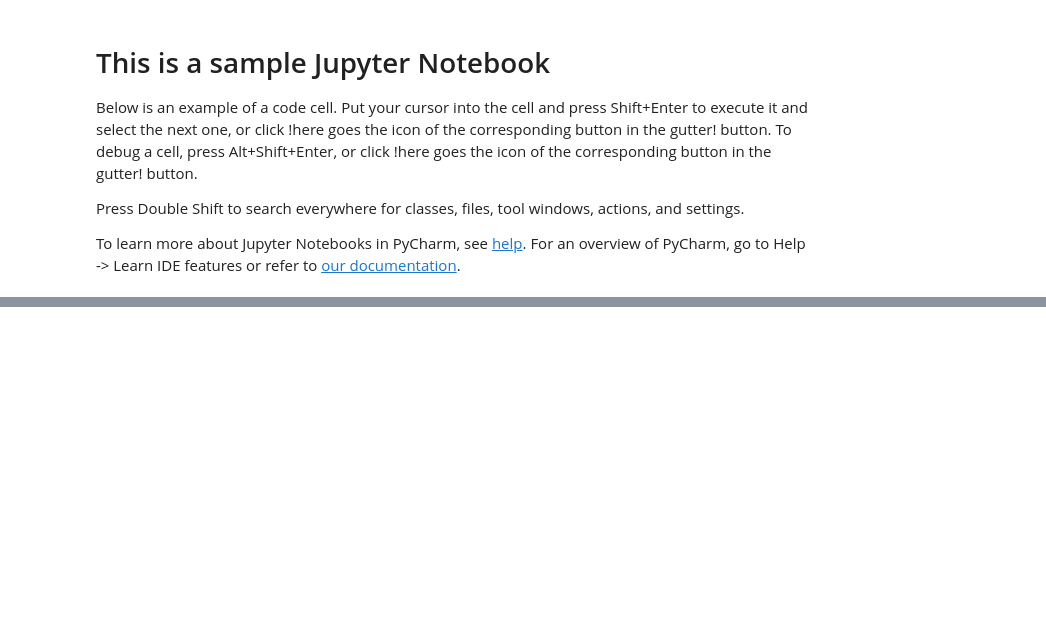
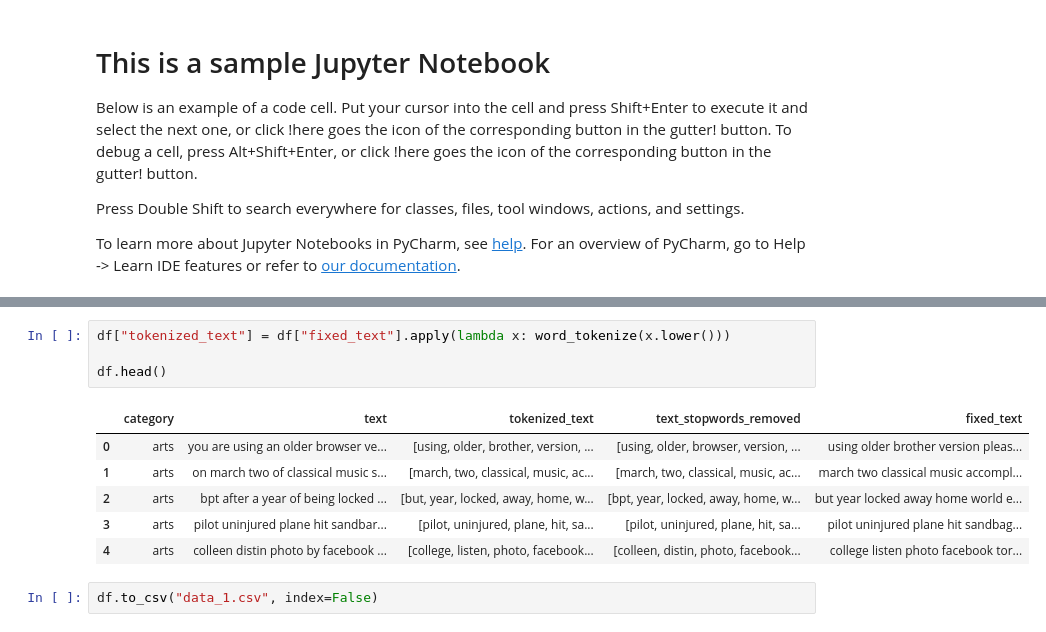
Before and after one commit to knurlybekov/nlptextcleaning, a Jupyter notebook: sample.ipynb, the cells around one changed output, grey strips where cells are left out. Drawn from its saved outputs; the diff is of its cells as text; blank space fills up the shorter version.

```diff
--- a/sample.ipynb
+++ b/sample.ipynb
@@ -128,0 +132,13 @@ df_clean
+# %%
+df["tokenized_text"] = df["fixed_text"].apply(lambda x: word_tokenize(x.lower()))
+
+df.head()
+# %% [output]
+|  | category | text | tokenized_text | text_stopwords_removed | fixed_text |
+| 0 | arts | you are using an older browser ve... | [using, older, brother, version, ... | [using, older, browser, version, ... | using older brother version pleas... |
+| 1 | arts | on march two of classical music s... | [march, two, classical, music, ac... | [march, two, classical, music, ac... | march two classical music accompl... |
+| 2 | arts | bpt after a year of being locked ... | [but, year, locked, away, home, w... | [bpt, year, locked, away, home, w... | but year locked away home world e... |
+| 3 | arts | pilot uninjured plane hit sandbar... | [pilot, uninjured, plane, hit, sa... | [pilot, uninjured, plane, hit, sa... | pilot uninjured plane hit sandbag... |
+| 4 | arts | colleen distin photo by facebook ... | [college, listen, photo, facebook... | [colleen, distin, photo, facebook... | college listen photo facebook tor... |
+# %%
+df.to_csv("data_1.csv", index=False)
```
Also changed, not shown: parts of 13 cells of this notebook, 29 other files.
